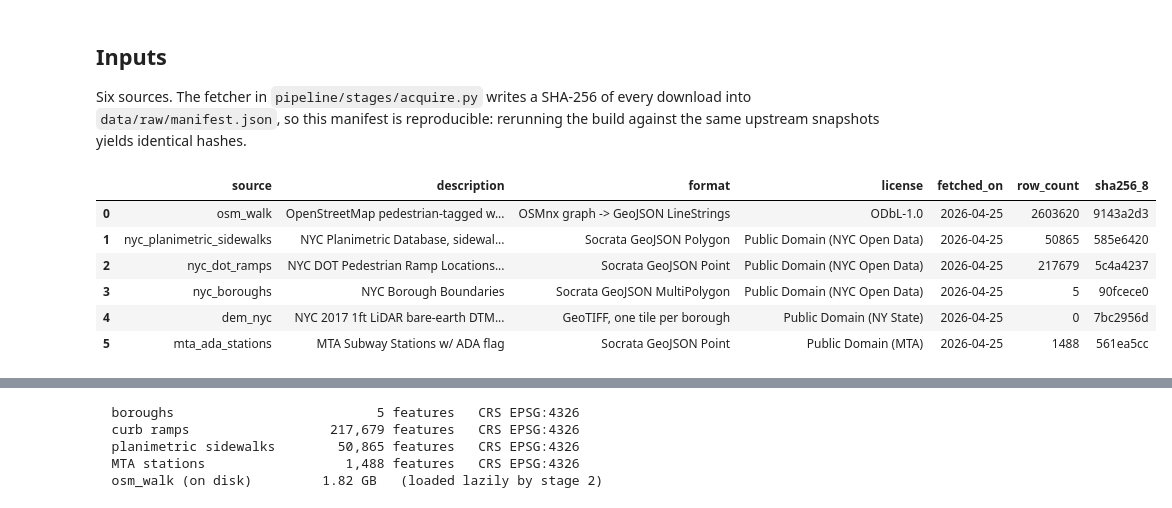
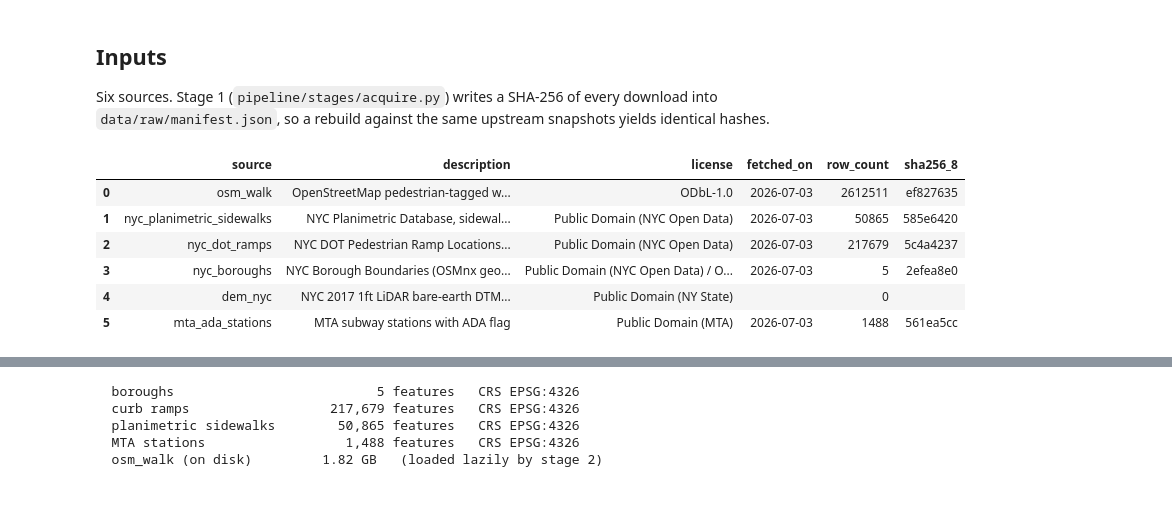
Before and after one commit to msradam/opensidewalks-nyc, a Jupyter notebook: notebooks/build.ipynb, the cells around one changed output, grey strips where cells are left out. Saved outputs shown, nothing was run; the diff lists cells and outputs as text; code cells hidden in the pictures.

```diff
--- a/notebooks/build.ipynb
+++ b/notebooks/build.ipynb
@@ -10,13 +19,13 @@ import json
 from pathlib import Path
 
 import geopandas as gpd
-import networkx as nx
 import numpy as np
 import pandas as pd
 import yaml
-from shapely.geometry import shape
 
-REPO   = Path.cwd()
+REPO   = Path.cwd().resolve()
+if REPO.name == "notebooks":
+    REPO = REPO.parent
 RAW    = REPO / "data" / "raw"
 CLEAN  = REPO / "data" / "clean"
 STAGED = REPO / "data" / "staged"
@@ -29,69 +38,61 @@ with open(REPO / "config" / "build.yaml") as f:
 # %% [markdown]
 ## Inputs
 
-Six sources. The fetcher in `pipeline/stages/acquire.py` writes a SHA-256 of every download into `data/raw/manifest.json`, so this manifest is reproducible: rerunning the build against the same upstream snapshots yields identical hashes.
+Six sources. Stage 1 (`pipeline/stages/acquire.py`) writes a SHA-256 of every download into `data/raw/manifest.json`, so a rebuild against the same upstream snapshots yields identical hashes.
 # %%
 INPUTS = {
     "osm_walk": {
-        "name":   "OpenStreetMap pedestrian-tagged ways (NYC bbox)",
-        "url":    "https://www.openstreetmap.org/copyright",
+        "name":   "OpenStreetMap pedestrian-tagged ways (NYC)",
         "format": "OSMnx graph -> GeoJSON LineStrings",
         "license": "ODbL-1.0",
     },
     "nyc_planimetric_sidewalks": {
         "name":   "NYC Planimetric Database, sidewalk polygons (OTI)",
-        "url":    "https://data.cityofnewyork.us/City-Government/NYC-Planimetric-Database-Sidewalk/52n9-sdep",
         "format": "Socrata GeoJSON Polygon",
         "license": "Public Domain (NYC Open Data)",
     },
     "nyc_dot_ramps": {
-        "name":   "NYC DOT Pedestrian Ramp Locations (curb cuts)",
-        "url":    "https://data.cityofnewyork.us/Transportation/Pedestrian-Ramp-Locations/ufzp-rrqu",
+        "name":   "NYC DOT Pedestrian Ramp Locations (curb ramps)",
         "format": "Socrata GeoJSON Point",
         "license": "Public Domain (NYC Open Data)",
     },
     "nyc_boroughs": {
-        "name":   "NYC Borough Boundaries",
-        "url":    "https://data.cityofnewyork.us/City-Government/Borough-Boundaries/7t3b-ywvw",
-        "format": "Socrata GeoJSON MultiPolygon",
-        "license": "Public Domain (NYC Open Data)",
+        "name":   "NYC Borough Boundaries (OSMnx geocode fallback)",
+        "format": "GeoJSON MultiPolygon",
+        "license": "Public Domain (NYC Open Data) / ODbL-1.0 (fallback)",
     },
     "dem_nyc": {
         "name":   "NYC 2017 1ft LiDAR bare-earth DTM (NYS GIS ImageServer)",
-        "url":    "https://elevation.its.ny.gov/arcgis/rest/services/NYC_TopoBathymetric_2017_1_meter/ImageServer",
         "format": "GeoTIFF, one tile per borough",
         "license": "Public Domain (NY State)",
     },
     "mta_ada_stations": {
-        "name":   "MTA Subway Stations w/ ADA flag",
-        "url":    "https://data.cityofnewyork.us/resource/drh3-e2fd.json",
-        "format": "Socrata GeoJSON Point",
+        "name":   "MTA subway stations with ADA flag",
+        "format": "Socrata GeoJSON Point / GTFS fallback",
         "license": "Public Domain (MTA)",
     },
 }
 
 with open(RAW / "manifest.json") as f:
     fetched = json.load(f)
 
 rows = []
 for sid, meta in INPUTS.items():
     fm = fetched.get(sid, {})
     rows.append({
-        "source":       sid,
-        "description":  meta["name"],
-        "format":       meta["format"],
-        "license":      meta["license"],
-        "fetched_on":   fm.get("retrieved_at", "")[:10],
-        "row_count":    fm.get("row_count", 0),
-        "sha256_8":     (fm.get("content_hash") or "")[:8],
+        "source":      sid,
+        "description": meta["name"],
+        "license":     meta["license"],
+        "fetched_on":  fm.get("retrieved_at", "")[:10],
+        "row_count":   fm.get("row_count", 0),
+        "sha256_8":    (fm.get("content_hash") or "")[:8],
     })
-manifest_df = pd.DataFrame(rows)
-manifest_df
+pd.DataFrame(rows)
 # %% [output]
-|  | source | description | format | license | fetched_on | row_count | sha256_8 |
-| 0 | osm_walk | OpenStreetMap pedestrian-tagged w... | OSMnx graph -> GeoJSON LineStrings | ODbL-1.0 | 2026-04-25 | 2603620 | 9143a2d3 |
-| 1 | nyc_planimetric_sidewalks | NYC Planimetric Database, sidewal... | Socrata GeoJSON Polygon | Public Domain (NYC Open Data) | 2026-04-25 | 50865 | 585e6420 |
-| 2 | nyc_dot_ramps | NYC DOT Pedestrian Ramp Locations... | Socrata GeoJSON Point | Public Domain (NYC Open Data) | 2026-04-25 | 217679 | 5c4a4237 |
-| 3 | nyc_boroughs | NYC Borough Boundaries | Socrata GeoJSON MultiPolygon | Public Domain (NYC Open Data) | 2026-04-25 | 5 | 90fcece0 |
-| 4 | dem_nyc | NYC 2017 1ft LiDAR bare-earth DTM... | GeoTIFF, one tile per borough | Public Domain (NY State) | 2026-04-25 | 0 | 7bc2956d |
-| 5 | mta_ada_stations | MTA Subway Stations w/ ADA flag | Socrata GeoJSON Point | Public Domain (MTA) | 2026-04-25 | 1488 | 561ea5cc |
+|  | source | description | license | fetched_on | row_count | sha256_8 |
+| 0 | osm_walk | OpenStreetMap pedestrian-tagged w... | ODbL-1.0 | 2026-07-03 | 2612511 | ef827635 |
+| 1 | nyc_planimetric_sidewalks | NYC Planimetric Database, sidewal... | Public Domain (NYC Open Data) | 2026-07-03 | 50865 | 585e6420 |
+| 2 | nyc_dot_ramps | NYC DOT Pedestrian Ramp Locations... | Public Domain (NYC Open Data) | 2026-07-03 | 217679 | 5c4a4237 |
+| 3 | nyc_boroughs | NYC Borough Boundaries (OSMnx geo... | Public Domain (NYC Open Data) / O... | 2026-07-03 | 5 | 2efea8e0 |
+| 4 | dem_nyc | NYC 2017 1ft LiDAR bare-earth DTM... | Public Domain (NY State) |  | 0 |  |
+| 5 | mta_ada_stations | MTA subway stations with ADA flag | Public Domain (MTA) | 2026-07-03 | 1488 | 561ea5cc |
```
Also changed, not shown: parts of 34 cells of this notebook, 8 other files.
